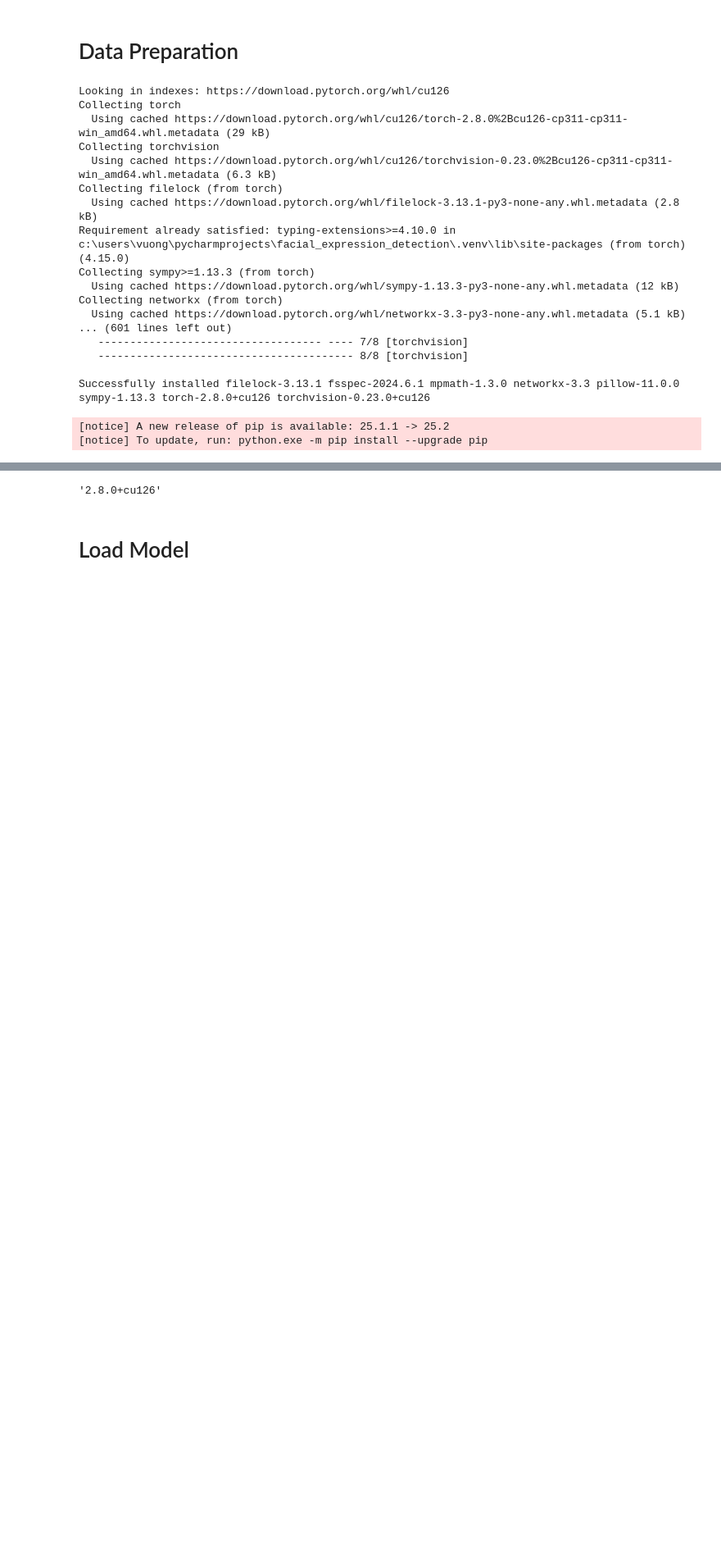
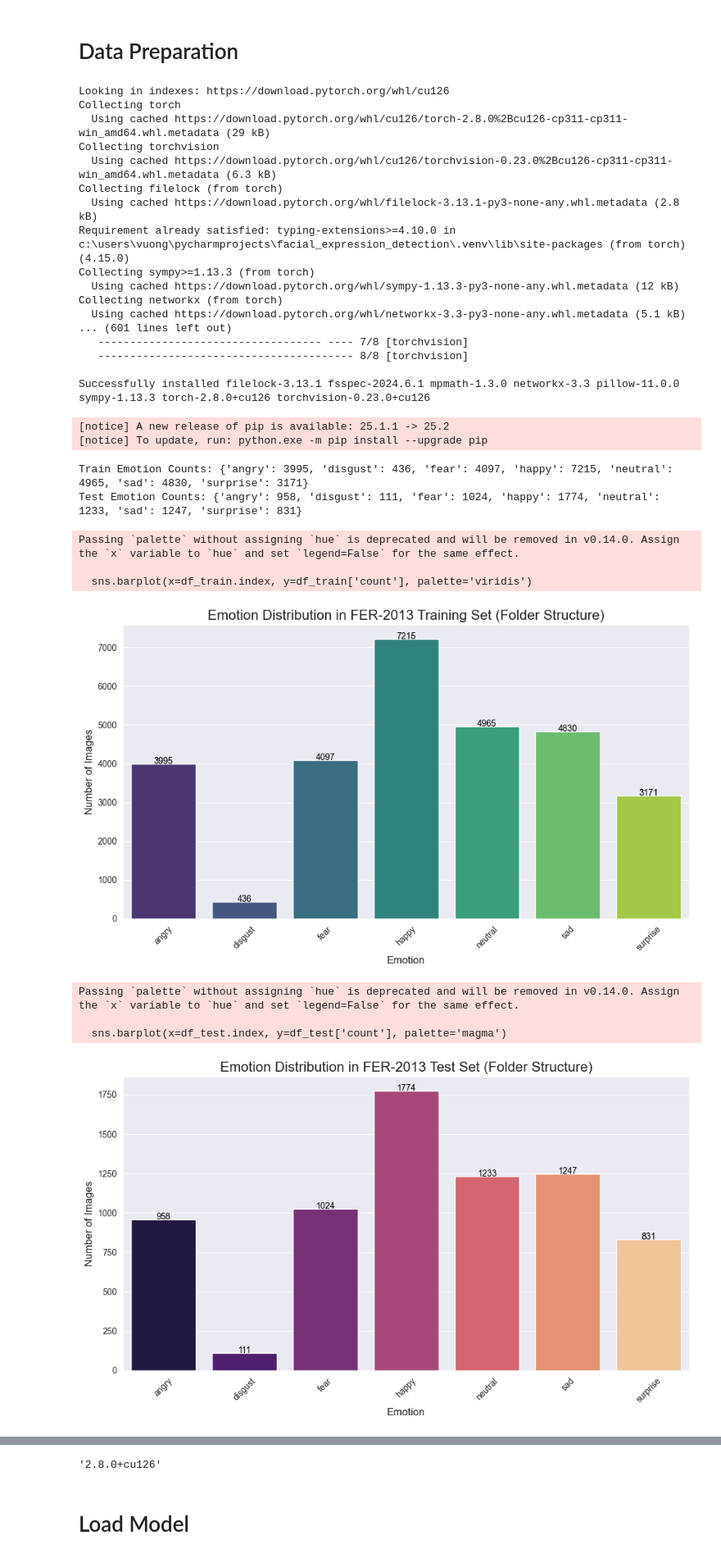
Before and after one commit to EdwardVuong-75/Facial-Expression-detection, a Jupyter notebook: main.ipynb, the cells around one changed output, grey strips where cells are left out. Shown: that part at 82% size. Saved outputs shown, nothing was run; the diff lists cells and outputs as text; code cells hidden in the pictures; blank space fills up the shorter version.

Commit message:
Dataset visualization

```diff
--- a/main.ipynb
+++ b/main.ipynb
@@ -78,0 +81,59 @@ import numpy as np
+# %%
+def count_images_in_folders(base_dir):
+    emotion_counts = {}
+    base_path = os.path.join('FER_2013', base_dir)
+    for emotion_folder in os.listdir(base_path):
+        emotion_path = os.path.join(base_path, emotion_folder)
+        if os.path.isdir(emotion_path):
+            # Count only image files (e.g., .jpg, .png)
+            num_images = len([f for f in os.listdir(emotion_path) if f.lower().endswith(('.png', '.jpg', '.jpeg'))])
+            emotion_counts[emotion_folder] = num_images
+    return emotion_counts
+
+train_counts = count_images_in_folders(os.path.join( 'train'))
+test_counts = count_images_in_folders(os.path.join('test'))
+
+print("Train Emotion Counts:", train_counts)
+print("Test Emotion Counts:", test_counts)
+# %% [output]
+Train Emotion Counts: {'angry': 3995, 'disgust': 436, 'fear': 4097, 'happy': 7215, 'neutral': 4965, 'sad': 4830, 'surprise': 3171}
+Test Emotion Counts: {'angry': 958, 'disgust': 111, 'fear': 1024, 'happy': 1774, 'neutral': 1233, 'sad': 1247, 'surprise': 831}
+# %%
+df_train = pd.DataFrame.from_dict(train_counts, orient='index', columns=['count'])
+df_train = df_train.sort_index() # Sort by emotion name for consistent plotting
+
+df_test = pd.DataFrame.from_dict(test_counts, orient='index', columns=['count'])
+df_test = df_test.sort_index()
+
+# Plotting the training set distribution
+plt.figure(figsize=(10, 6))
+sns.barplot(x=df_train.index, y=df_train['count'], palette='viridis')
+plt.title('Emotion Distribution in FER-2013 Training Set (Folder Structure)', fontsize=16)
+plt.xlabel('Emotion', fontsize=12)
+plt.ylabel('Number of Images', fontsize=12)
+plt.xticks(rotation=45)
+for index, row in df_train.iterrows():
+    plt.text(index, row['count'], str(int(row['count'])), color='black', ha="center")
+plt.tight_layout()
+plt.show()
+
+# Plotting the testing set distribution
+plt.figure(figsize=(10, 6))
+sns.barplot(x=df_test.index, y=df_test['count'], palette='magma')
+plt.title('Emotion Distribution in FER-2013 Test Set (Folder Structure)', fontsize=16)
+plt.xlabel('Emotion', fontsize=12)
+plt.ylabel('Number of Images', fontsize=12)
+plt.xticks(rotation=45)
+for index, row in df_test.iterrows():
+    plt.text(index, row['count'], str(int(row['count'])), color='black', ha="center")
+plt.tight_layout()
+plt.show()
+# %% [output]
+Passing `palette` without assigning `hue` is deprecated and will be removed in v0.14.0. Assign the `x` variable to `hue` and set `legend=False` for the same effect.
+
+  sns.barplot(x=df_train.index, y=df_train['count'], palette='viridis')
+[figure, added]
+Passing `palette` without assigning `hue` is deprecated and will be removed in v0.14.0. Assign the `x` variable to `hue` and set `legend=False` for the same effect.
+
+  sns.barplot(x=df_test.index, y=df_test['count'], palette='magma')
+[figure, added]
```
Also changed, not shown: parts of 2 cells of this notebook.
